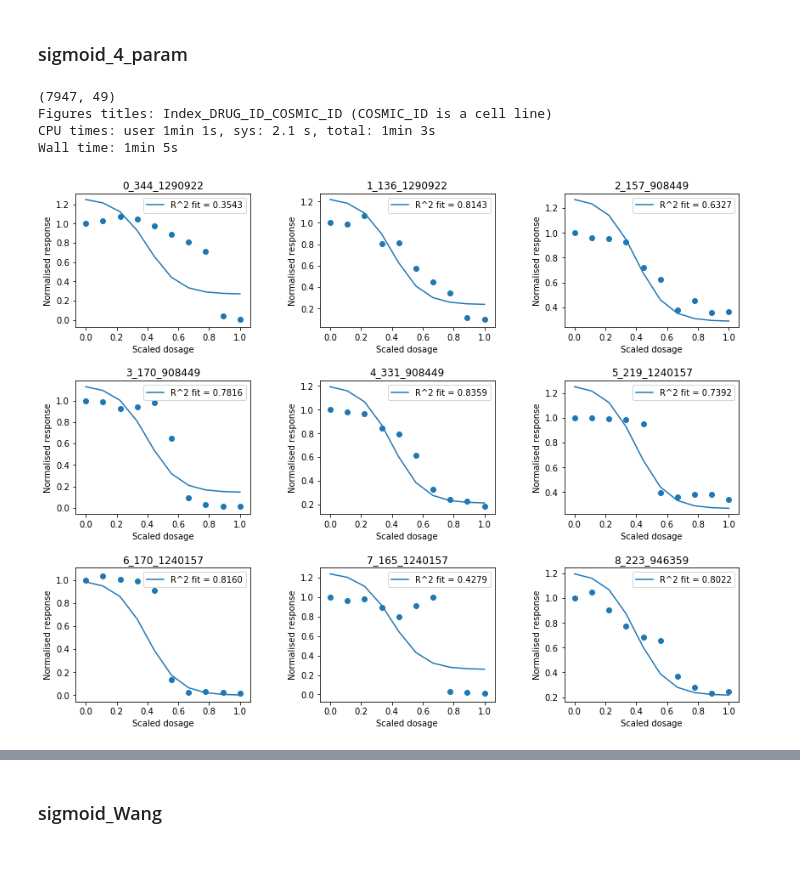
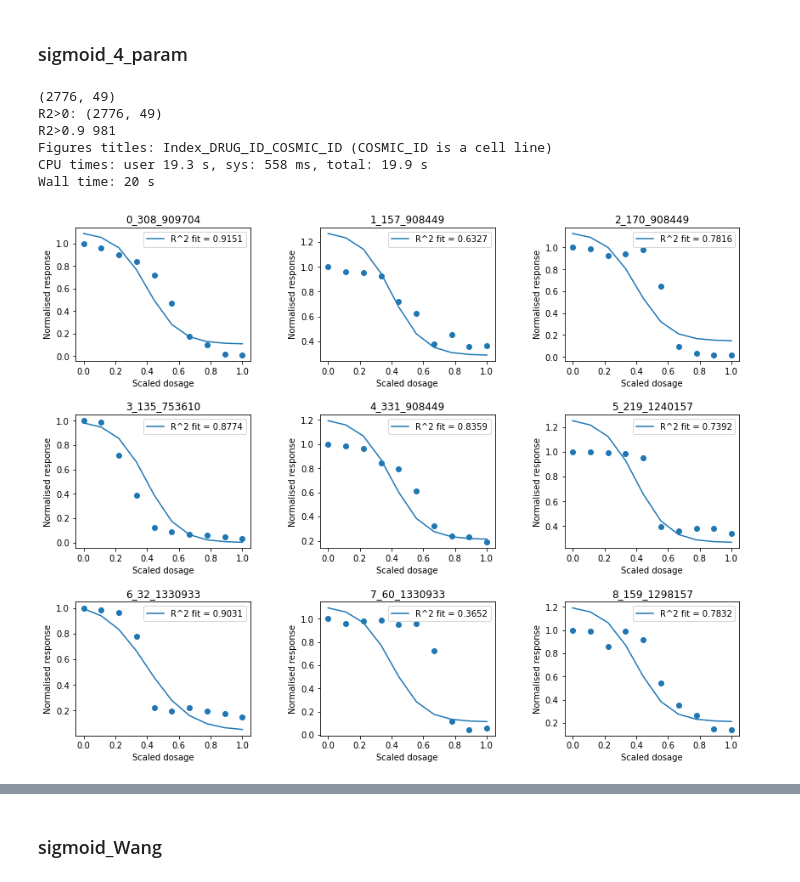
Before and after one commit to redskull37/DrugProfiles, a Jupyter notebook: short_notebooks/022_Fitting_drug_curves_with_bounds_for_coefficients.ipynb, the cells around one changed output, grey strips where cells are left out. Cells and saved outputs as stored; diff of their text form; code cells hidden in the pictures.

```diff
--- a/short_notebooks/022_Fitting_drug_curves_with_bounds_for_coefficients.ipynb
+++ b/short_notebooks/022_Fitting_drug_curves_with_bounds_for_coefficients.ipynb
@@ -387,7 +391,7 @@ def compute_r2_score(df, x_columns, y_columns, fitting_parameters, fitting_funct
 # %% [markdown]
 ## Fitting data
 # %%
-df = pd.read_csv("../results/filtered_drug_profiles_23.csv")
+df = pd.read_csv("../results/filtered_drug_profiles_123.csv")
 conc_columns= ["fd_num_"+str(i) for i in range(10)]
 response_norm = ['norm_cells_'+str(i) for i in range(10)]
 # %% [raw]
@@ -411,19 +415,23 @@ df_compare_coef.describe().loc[["max","min"], :]
 # %%
 %%time
 fitting_function = "sigmoid_4_param"
 r2, fit_param = FittingColumn(df, df.index, x_columns=conc_columns, y_columns= response_norm,
                                fitting_function = fitting_function, default_param=True)
 df[fitting_function+"_r2"] = r2
 df[fitting_function] = fit_param
 df= df[df[fitting_function+"_r2"]!=0]
 print(df.shape)
-
-ShowResponseCurvesWithFitting(df, plots_in_row=3, plots_in_column=3, x_columns=conc_columns, y_columns = response_norm,
+print("R2>0:", df.shape)
+print("R2>0.9", df[df[fitting_function+"_r2"]>0.9].shape[0])
+ShowResponseCurvesWithFitting(df, plots_in_row=3, plots_in_column=3, x_columns=conc_columns,
+                              y_columns = response_norm,
                         indexes=df.index[:9],fitting_function = fitting_function,
                                   fitting_parameters =fitting_function)
 # %% [output]
-(7947, 49)
+(2776, 49)
+R2>0: (2776, 49)
+R2>0.9 981
 Figures titles: Index_DRUG_ID_COSMIC_ID (COSMIC_ID is a cell line)
-CPU times: user 1min 1s, sys: 2.1 s, total: 1min 3s
-Wall time: 1min 5s
+CPU times: user 19.3 s, sys: 558 ms, total: 19.9 s
+Wall time: 20 s
-[figure, old version]
+[figure, new version]
```
Also changed, not shown: parts of 9 cells of this notebook, 21 other files.
